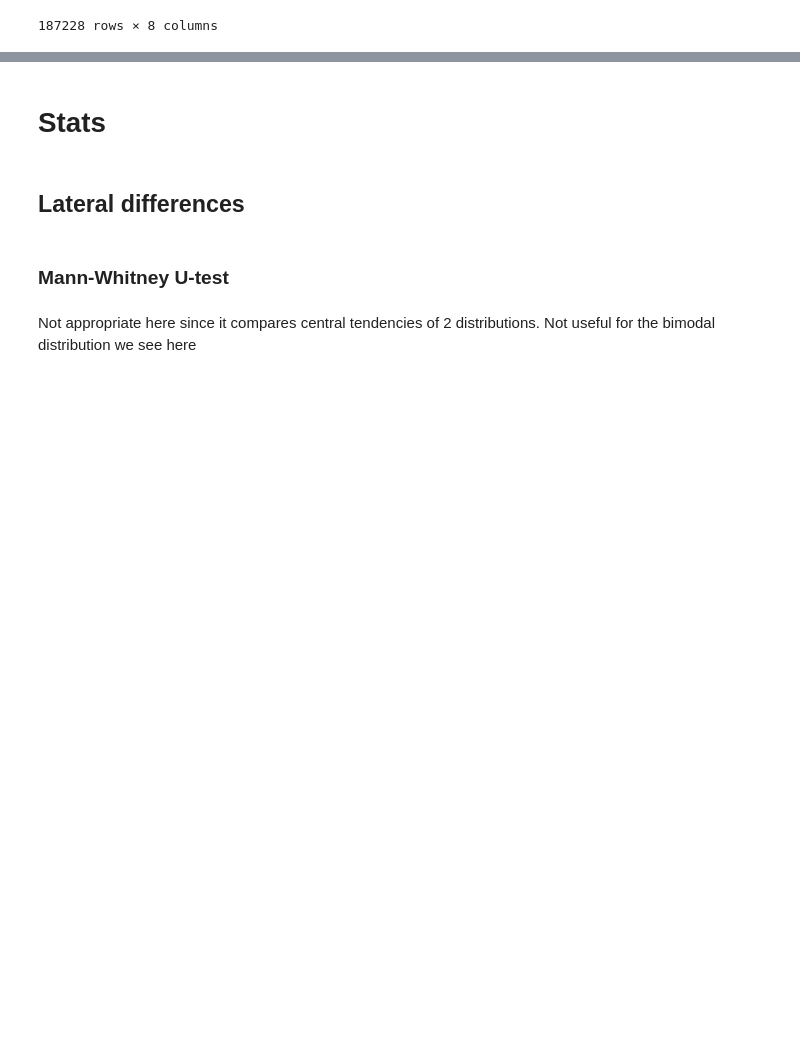
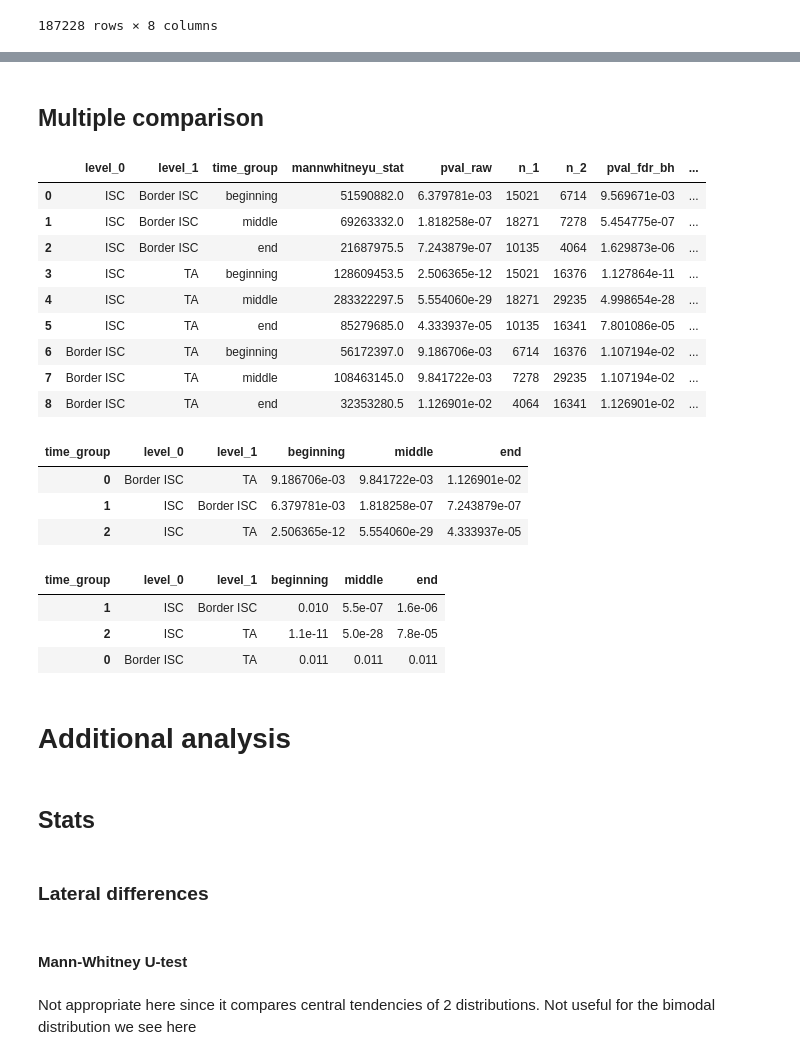
Before and after one commit to kasperlab/Scharaw_et_al_2024, a Jupyter notebook: Combined_visualization.ipynb, the cells around one changed output, grey strips where cells are left out. Drawn from its saved outputs; the diff is of its cells as text; code cells hidden in the pictures; blank space fills up the shorter version.

```diff
--- a/Combined_visualization.ipynb
+++ b/Combined_visualization.ipynb
@@ -295,0 +426,15 @@ ax.legend(bbox_to_anchor = (1.5,1))
+# %%
+res = {}
+comparisons = itertools.combinations(df_lumen['Cell_type'].unique(), r=2)
+
+for c1, c2 in comparisons:
+    res[(c1, c2)] = {}
+    for time in ['beginning', 'middle', 'end']:
+        first = df_lumen.query('Cell_type == @c1 & time_group == @time')[lumen_values].values
+        last = df_lumen.query('Cell_type == @c2 & time_group == @time')[lumen_values].values
+        stat, pval = scipy.stats.mannwhitneyu(first, last, alternative='two-sided')
+
+        res[(c1, c2)][time] = f'{pval:.3f}' if pval > 0.001 else f'{pval:.1e}'
+        print(f'{c1} vs {c2}, {time}:', f'{pval:.3f}' if pval > 0.001 else f'{pval:.1e}')
+
+pd.DataFrame.from_dict(res, orient='index').reset_index()
@@ -296,9 +455,66 @@ ax.legend(bbox_to_anchor = (1.5,1))
+# %% [markdown]
+## Multiple comparison
+# %%
+from statsmodels.stats.multitest import multipletests
+
+rows = []
+comparisons = itertools.combinations(df_lumen['Cell_type'].unique(), r=2)
+
+for c1, c2 in comparisons:
+    for time in ['beginning', 'middle', 'end']:
+        first = df_lumen.query('Cell_type == @c1 & time_group == @time')[lumen_values].dropna().values
+        last = df_lumen.query('Cell_type == @c2 & time_group == @time')[lumen_values].dropna().values
+        stat, pval = scipy.stats.mannwhitneyu(first, last, alternative='two-sided')
+        rows.append({'level_0': c1,'level_1': c2,'time_group': time,'mannwhitneyu_stat': stat,'pval_raw': pval,'n_1': len(first),'n_2': len(last)})
+
+res_lumen_long = pd.DataFrame(rows)
+res_lumen_long['pval_fdr_bh'] = multipletests(res_lumen_long['pval_raw'], method='fdr_bh')[1]
+res_lumen_long['pval_raw_fmt'] = res_lumen_long['pval_raw'].map(lambda p: f'{p:.3f}' if p > 0.001 else f'{p:.1e}')
+res_lumen_long['pval_fdr_bh_fmt'] = res_lumen_long['pval_fdr_bh'].map(lambda p: f'{p:.3f}' if p > 0.001 else f'{p:.1e}')
+
+res_lumen_long
+# %% [output]
+|  | level_0 | level_1 | time_group | mannwhitneyu_stat | pval_raw | n_1 | n_2 | pval_fdr_bh | ... |
+| 0 | ISC | Border ISC | beginning | 51590882.0 | 6.379781e-03 | 15021 | 6714 | 9.569671e-03 | ... |
+| 1 | ISC | Border ISC | middle | 69263332.0 | 1.818258e-07 | 18271 | 7278 | 5.454775e-07 | ... |
+| 2 | ISC | Border ISC | end | 21687975.5 | 7.243879e-07 | 10135 | 4064 | 1.629873e-06 | ... |
+| 3 | ISC | TA | beginning | 128609453.5 | 2.506365e-12 | 15021 | 16376 | 1.127864e-11 | ... |
+| 4 | ISC | TA | middle | 283322297.5 | 5.554060e-29 | 18271 | 29235 | 4.998654e-28 | ... |
+| 5 | ISC | TA | end | 85279685.0 | 4.333937e-05 | 10135 | 16341 | 7.801086e-05 | ... |
+| 6 | Border ISC | TA | beginning | 56172397.0 | 9.186706e-03 | 6714 | 16376 | 1.107194e-02 | ... |
+| 7 | Border ISC | TA | middle | 108463145.0 | 9.841722e-03 | 7278 | 29235 | 1.107194e-02 | ... |
+| 8 | Border ISC | TA | end | 32353280.5 | 1.126901e-02 | 4064 | 16341 | 1.126901e-02 | ... |
+# %%
+res_wide = res_lumen_long.pivot(index=['level_0', 'level_1'], columns='time_group', values='pval_raw').reset_index()
+res_wide = res_wide[['level_0', 'level_1', 'beginning', 'middle', 'end']]
+res_wide
+# %% [output]
+| time_group | level_0 | level_1 | beginning | middle | end |
+| 0 | Border ISC | TA | 9.186706e-03 | 9.841722e-03 | 1.126901e-02 |
+| 1 | ISC | Border ISC | 6.379781e-03 | 1.818258e-07 | 7.243879e-07 |
+| 2 | ISC | TA | 2.506365e-12 | 5.554060e-29 | 4.333937e-05 |
+# %%
+fmt_pval = lambda p: f'{p:.3f}' if p > 0.001 else f'{p:.1e}'
+res_wide = res_lumen_long.pivot(index=['level_0', 'level_1'], columns='time_group', values='pval_fdr_bh').reset_index()
+
+res_wide = res_wide[['level_0', 'level_1', 'beginning', 'middle', 'end']]
+pval_cols = ['beginning', 'middle', 'end']
+res_wide[pval_cols] = res_wide[pval_cols].map(fmt_pval)
+
+res_wide.iloc[[1,2,0]]
+# %% [output]
+| time_group | level_0 | level_1 | beginning | middle | end |
+| 1 | ISC | Border ISC | 0.010 | 5.5e-07 | 1.6e-06 |
+| 2 | ISC | TA | 1.1e-11 | 5.0e-28 | 7.8e-05 |
+| 0 | Border ISC | TA | 0.011 | 0.011 | 0.011 |
+# %% [markdown]
+# Additional analysis
 # %% [markdown]
-# Stats
+## Stats
 # %% [markdown]
-## Lateral differences
+### Lateral differences
 # %% [markdown]
-### Mann-Whitney U-test
+#### Mann-Whitney U-test
 # %% [markdown]
 Not appropriate here since it compares central tendencies of 2 distributions. Not useful for the bimodal distribution we see here
 # %%
```
Also changed, not shown: parts of 10 cells of this notebook.
